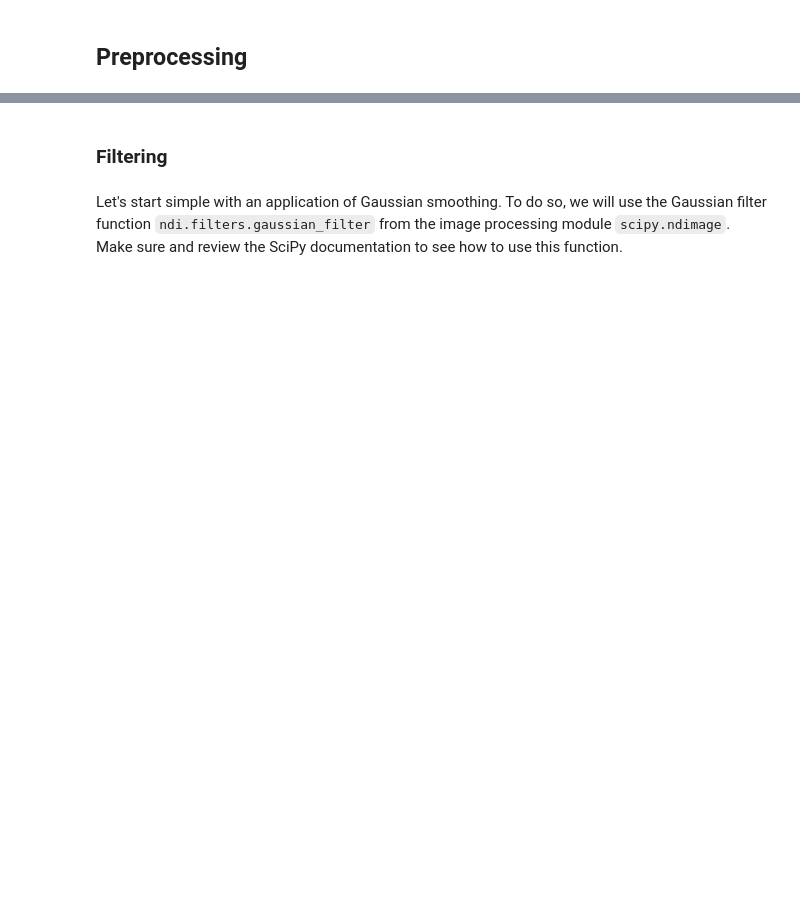
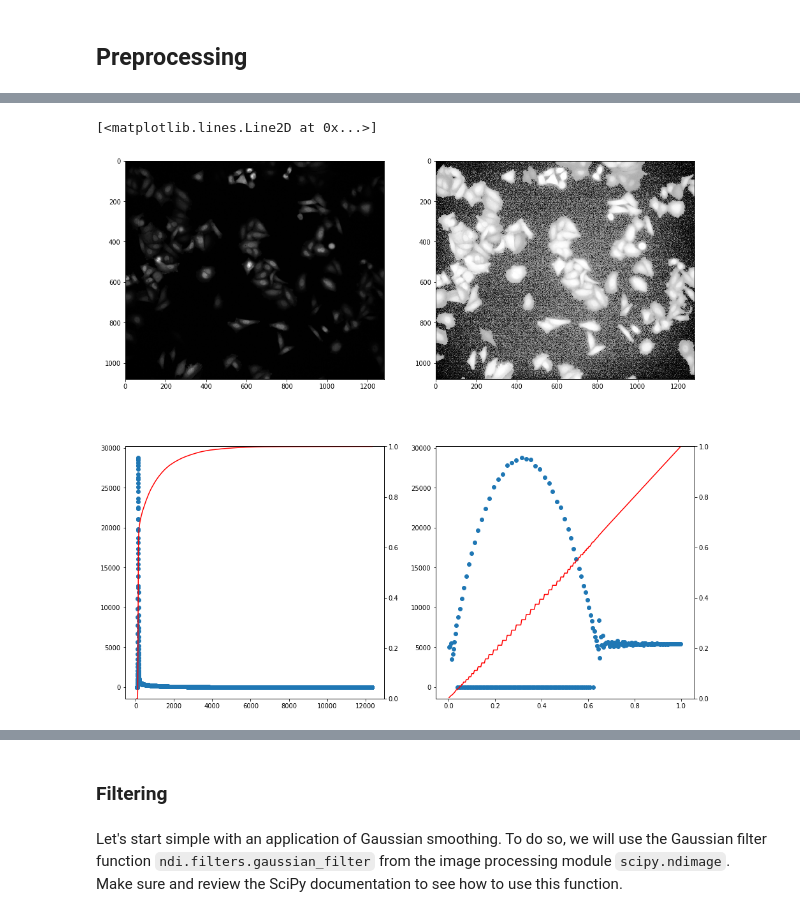
Before and after one commit to vanvalenlab/intro-to-deepcell, a Jupyter notebook: Day2_ImageProcessing.ipynb, the cells around one changed output, grey strips where cells are left out. Saved outputs shown, nothing was run; the diff lists cells and outputs as text; code cells hidden in the pictures; blank space fills up the shorter version.

```diff
--- a/Day2_ImageProcessing.ipynb
+++ b/Day2_ImageProcessing.ipynb
@@ -120,0 +290,39 @@ plt.show()
+# %%
+from skimage.exposure import equalize_hist
+
+# adjust image contrast by equalizing the histogram
+img_equalized = equalize_hist(img_fitc)
+
+# compute histograms
+(counts_fitc, bins_fitc) = histogram(img_fitc)
+(counts_equalized, bins_equalized) = histogram(img_equalized)
+
+# compute cumulative distribution functions
+img_cdf_fitc, bins_fitc = exposure.cumulative_distribution(img_fitc, 256)
+img_cdf_fitc = img_cdf_fitc
+img_cdf_equalized, bins_equalized = exposure.cumulative_distribution(img_equalized, 256)
+img_cdf_equalized = img_cdf_equalized
+
+# view images and histograms
+fig, axes = plt.subplots( nrows=2, ncols=2, figsize=(16,16) )
+
+## original image
+axes[0,0].imshow(img_fitc, cmap='gray')
+
+## rescaled image
+axes[0,1].imshow(img_equalized, cmap='gray')
+
+## original histogram and cdf
+right_y_axis_0 = axes[1,0].twinx()
+axes[1,0].scatter(bins_fitc,counts_fitc)
+right_y_axis_0.set_ylim(0,1)
+right_y_axis_0.plot(bins_fitc, img_cdf_fitc, 'r')
+
+## rescaled histogram and cdf
+right_y_axis_1 = axes[1,1].twinx()
+axes[1,1].scatter(bins_equalized,counts_equalized)
+right_y_axis_1.set_ylim(0,1)
+right_y_axis_1.plot(bins_equalized, img_cdf_equalized, 'r')
+# %% [output]
+[<matplotlib.lines.Line2D at 0x...>]
+[figure, added]
```
Also changed, not shown: parts of 61 cells of this notebook.
